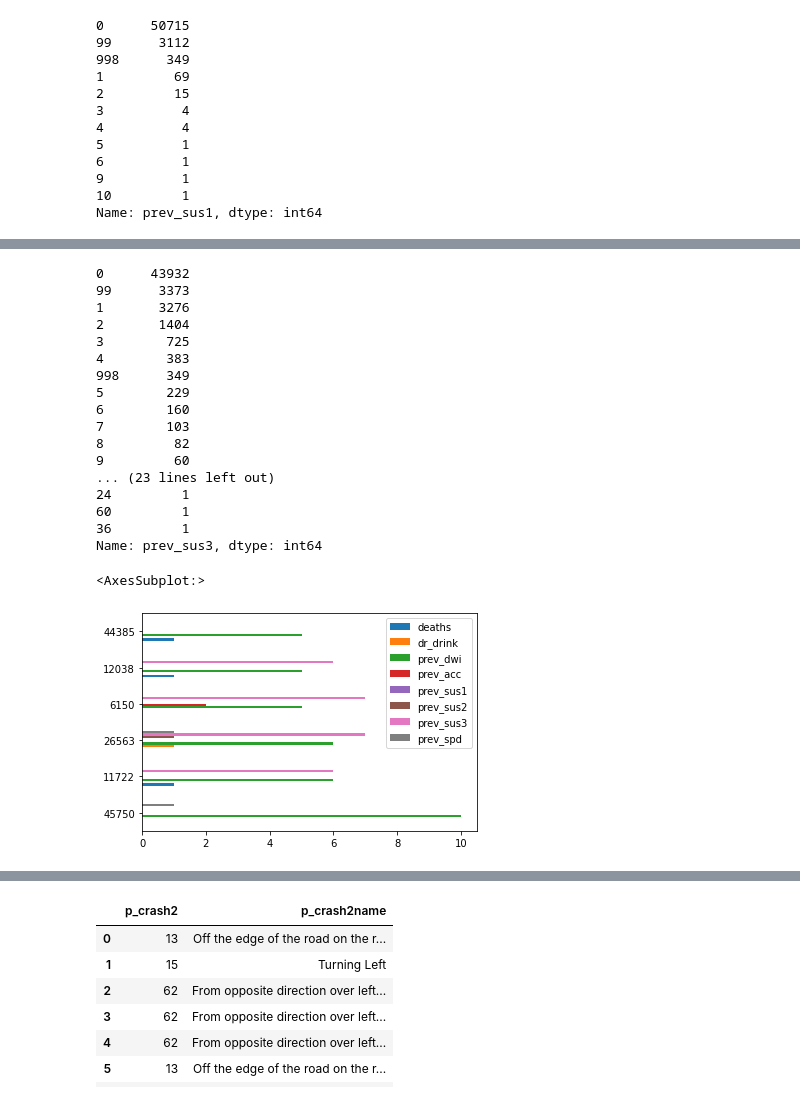
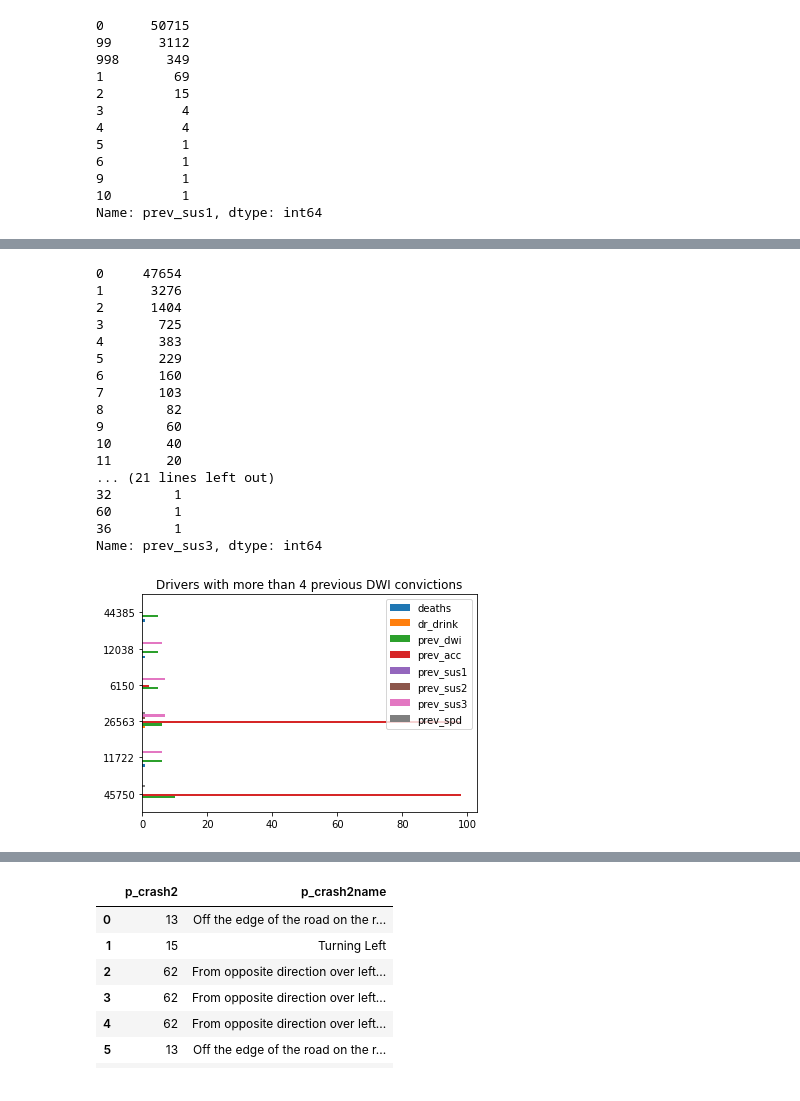
Before and after one commit to xsteez/Data-A-Team, a Jupyter notebook: n1_EDA_precrash.ipynb, the cells around one changed output, grey strips where cells are left out. Saved outputs shown, nothing was run; the diff lists cells and outputs as text; code cells hidden in the pictures.

```diff
--- a/n1_EDA_precrash.ipynb
+++ b/n1_EDA_precrash.ipynb
@@ -23,27 +70,34 @@ import datetime as dt
 # %%
-folder = "FARS2020NationalCSV/"
+# Run kehinde_gather_data.ipynb first which downloads the data from the NHTSA FARS website and extracts the .zip files
+# into the folders by year.
+
+#folder = "FARS2020NationalCSV/"
+
+# Get data for these files for only 1 year
+folder = "2020_fars/"
 
 df_vehicle = pd.read_csv("./data/" + folder + "VEHICLE.CSV")
-#df_person = pd.read_csv("./data/" + folder + "PERSON.CSV")
 df_vision = pd.read_csv("./data/" + folder + "VISION.CSV")
 df_distract = pd.read_csv("./data/" + folder + "DISTRACT.CSV")
 df_maneuver = pd.read_csv("./data/" + folder + "maneuver.CSV")
 df_weather = pd.read_csv("./data/" + folder + "weather.CSV")
-#df_accident = pd.read_csv("./data/" + folder + "accident.CSV") # accident is done for multiple years
 df_factor = pd.read_csv("./data/" + folder + "factor.CSV")
-
+#df_person = pd.read_csv("./data/" + folder + "PERSON.CSV")
 
 # Get accident data for all years
-folderFARS = "FARS"
-folderType = "NationalCSV/"
+
+#path = f'./data/{year}_fars/'
+#folderFARS = "FARS"
+#folderType = "NationalCSV/"
+
+folderFARS = "_fars"
 
 df_accident = pd.DataFrame()
 
 for i in range( 2010, 2021):
-    folder_name = folderFARS + str(i) + folderType
+    folder_name =  str(i) + folderFARS + "/"
     print(i, folder_name)
     df_accident = df_accident.append(pd.read_csv("./data/" + folder_name + "accident.CSV"))
-
 
 # Make column names lowercase
 df_vehicle.columns = df_vehicle.columns.str.lower()
@@ -198,7 +252,8 @@ df_vehicle['prev_sus1'].value_counts() #69 had 1 prev underage suspension for ze
 Name: prev_sus1, dtype: int64
 # %%
 # Clean up prev_sus2
-df_vehicle['prev_sus2'].value_counts() #709 had 1 prev BAC above a specified limit (not BAC violations)
-#[0 if ((a==99) | (a==998)) else a for a in df_vehicle['prev_sus2']]
-#df_vehicle['prev_sus2'] = [0 if ((a==99) | (a==998)) else a for a in df_vehicle['prev_sus2']]
+
+df_vehicle['prev_sus2'] = [0 if ((a==99) | (a==998)) else a for a in df_vehicle['prev_sus2']]
+
+df_vehicle['prev_sus2'].value_counts() #704 had 1 prev BAC above a specified limit (not BAC violations)
 # %% [output]
@@ -221,39 +279,39 @@ df_vehicle['prev_sus2'].value_counts() #709 had 1 prev BAC above a specified lim
 Name: prev_sus2, dtype: int64
 # %%
 # Clean up prev_sus3
-df_vehicle['prev_sus3'].value_counts() #709 had 1 prev drug violation
-#df_vehicle['prev_sus3'] = [0 if ((a==99) | (a==998)) else a for a in df_vehicle['prev_sus3']]
+df_vehicle['prev_sus3'] = [0 if ((a==99) | (a==998)) else a for a in df_vehicle['prev_sus3']]
+df_vehicle['prev_sus3'].value_counts() #3276 had 1 prev drug violation
 # %% [output]
-0      43932
-99      3373
-1       3276
-2       1404
-3        725
-4        383
-998      349
-5        229
-6        160
-7        103
-8         82
-9         60
-... (23 lines left out)
-24         1
-60         1
-36         1
+0     47654
+1      3276
+2      1404
+3       725
+4       383
+5       229
+6       160
+7       103
+8        82
+9        60
+10       40
+11       20
+... (21 lines left out)
+32        1
+60        1
+36        1
 Name: prev_sus3, dtype: int64
 # %%
 # (1,98) are values with prior violations/DWI
 
 df_vehicle.loc[ ( df_vehicle["prev_dwi"] > 4 ) & (df_vehicle["prev_dwi"] < 99 ) ][["deaths", "dr_drink", "prev_dwi","prev_acc", "prev_sus1",
-                                                                        "prev_sus2", "prev_sus3", "prev_spd"  ]].sort_values(by = "prev_dwi", ascending = False).plot(kind="barh")
+                        "prev_sus2", "prev_sus3", "prev_spd"  ]].sort_values(by = "prev_dwi", ascending = False).plot(
+                        kind="barh", title="Drivers with more than 4 previous DWI convictions");
 #df_vehicle.loc[ ( df_vehicle["prev_dwi"] > 1 ) & (df_vehicle["prev_dwi"] < 99 ) ][["deaths", "dr_drink", "prev_dwi","prev_acc", "prev_sus1",
 #                                                                        "prev_sus2", "prev_sus3", "prev_spd"  ]].sort_values(by = "prev_dwi", ascending = False).plot(kind="barh")
 
 
 #1739 drivers had prev dwi convictions in past 5 years; ; 294 had more than 1 prior DWI; 52 had more than 2(44 deaths, ); 18 more than 3, 14 deaths; 852 drinking drivers; 1358 deaths
 
 
 #df_vehicle.loc[ ( df_vehicle["prev_dwi"] > 0 ) & (df_vehicle["prev_dwi"] < 99 ) ][["deaths", "dr_drink", "prev_acc", "prev_sus1", "prev_dwi" ]].sum().plot(kind="barh")
 # %% [output]
-<AxesSubplot:>
-[figure, old version]
+[figure, new version]
```
Also changed, not shown: parts of 21 cells of this notebook, 1 other file.
